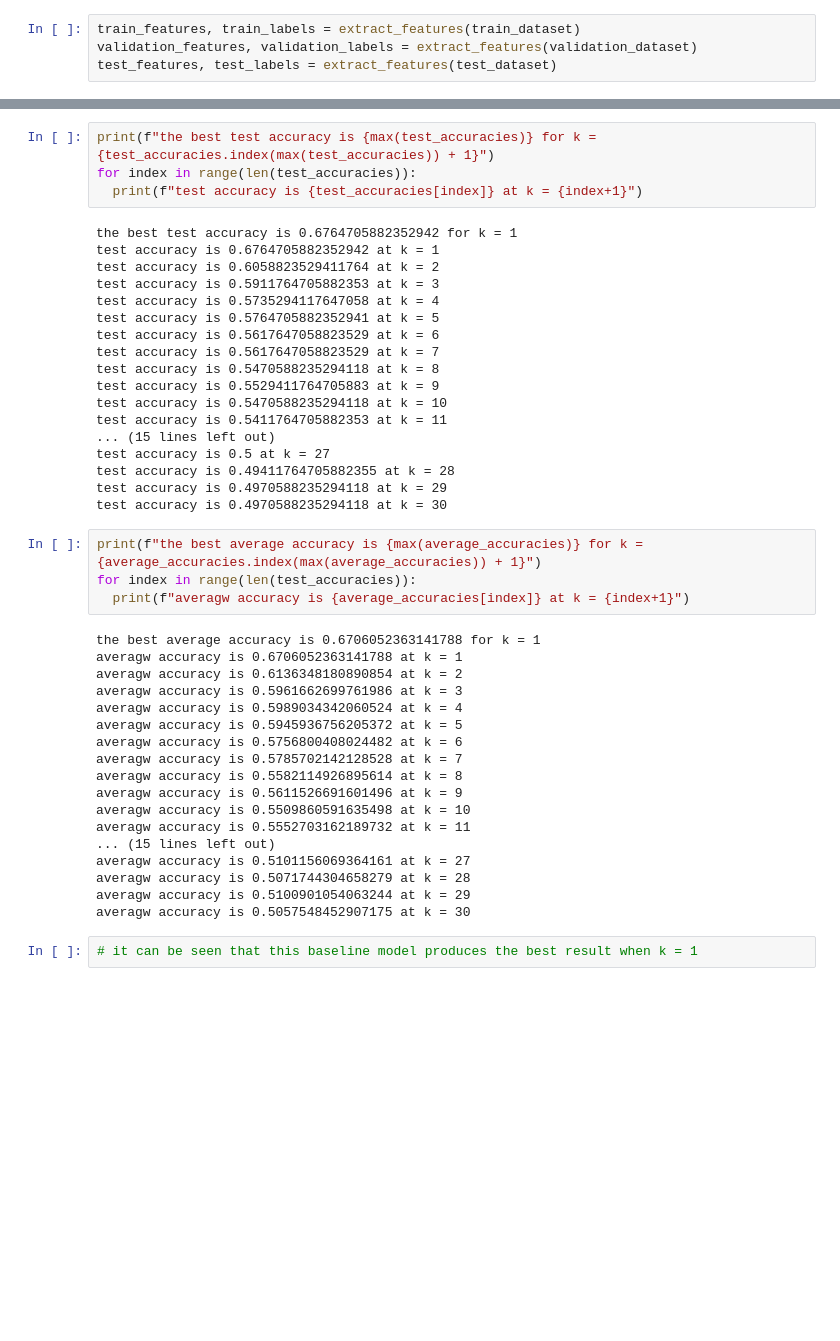
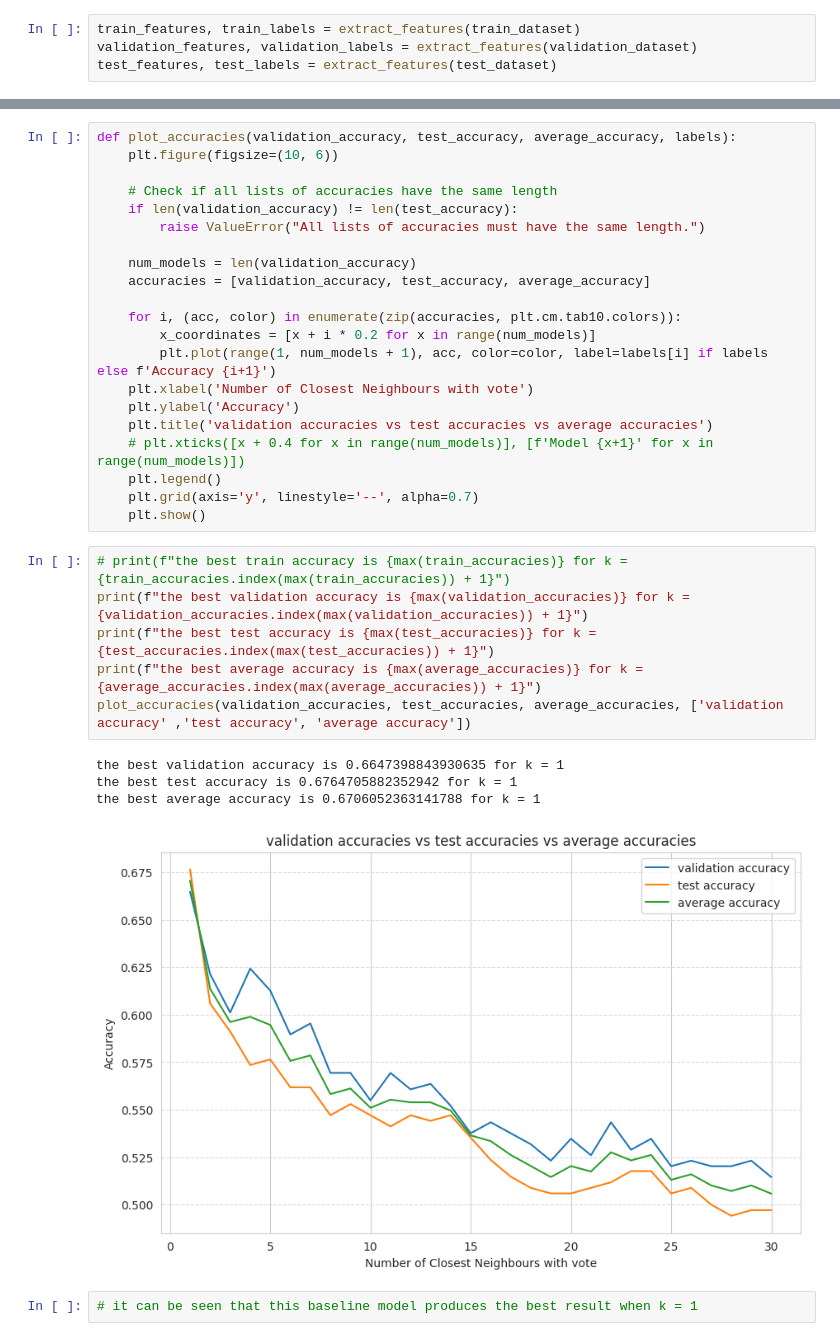
Before and after one commit to MorrisXDS/CircuitSight, a Jupyter notebook: Baseline_Model.ipynb, the cells around one changed output, grey strips where cells are left out. Drawn from its saved outputs; the diff is of its cells as text; blank space fills up the shorter version.

```diff
--- a/Baseline_Model.ipynb
+++ b/Baseline_Model.ipynb
@@ -152,47 +90,35 @@ validation accuracy is 0.5144508670520231 at k = 30
-# %%
-print(f"the best test accuracy is {max(test_accuracies)} for k = {test_accuracies.index(max(test_accuracies)) + 1}")
-for index in range(len(test_accuracies)):
-  print(f"test accuracy is {test_accuracies[index]} at k = {index+1}")
-# %% [output]
-the best test accuracy is 0.6764705882352942 for k = 1
-test accuracy is 0.6764705882352942 at k = 1
-test accuracy is 0.6058823529411764 at k = 2
-test accuracy is 0.5911764705882353 at k = 3
-test accuracy is 0.5735294117647058 at k = 4
-test accuracy is 0.5764705882352941 at k = 5
-test accuracy is 0.5617647058823529 at k = 6
-test accuracy is 0.5617647058823529 at k = 7
-test accuracy is 0.5470588235294118 at k = 8
-test accuracy is 0.5529411764705883 at k = 9
-test accuracy is 0.5470588235294118 at k = 10
-test accuracy is 0.5411764705882353 at k = 11
-... (15 lines left out)
-test accuracy is 0.5 at k = 27
-test accuracy is 0.49411764705882355 at k = 28
-test accuracy is 0.4970588235294118 at k = 29
-test accuracy is 0.4970588235294118 at k = 30
-# %%
-print(f"the best average accuracy is {max(average_accuracies)} for k = {average_accuracies.index(max(average_accuracies)) + 1}")
-for index in range(len(test_accuracies)):
-  print(f"averagw accuracy is {average_accuracies[index]} at k = {index+1}")
-# %% [output]
-the best average accuracy is 0.6706052363141788 for k = 1
-averagw accuracy is 0.6706052363141788 at k = 1
-averagw accuracy is 0.6136348180890854 at k = 2
-averagw accuracy is 0.5961662699761986 at k = 3
-averagw accuracy is 0.5989034342060524 at k = 4
-averagw accuracy is 0.5945936756205372 at k = 5
-averagw accuracy is 0.5756800408024482 at k = 6
-averagw accuracy is 0.5785702142128528 at k = 7
-averagw accuracy is 0.5582114926895614 at k = 8
-averagw accuracy is 0.5611526691601496 at k = 9
-averagw accuracy is 0.5509860591635498 at k = 10
-averagw accuracy is 0.5552703162189732 at k = 11
-... (15 lines left out)
-averagw accuracy is 0.5101156069364161 at k = 27
-averagw accuracy is 0.5071744304658279 at k = 28
-averagw accuracy is 0.5100901054063244 at k = 29
-averagw accuracy is 0.5057548452907175 at k = 30
+# %%
+def plot_accuracies(validation_accuracy, test_accuracy, average_accuracy, labels):
+    plt.figure(figsize=(10, 6))
+
+    # Check if all lists of accuracies have the same length
+    if len(validation_accuracy) != len(test_accuracy):
+        raise ValueError("All lists of accuracies must have the same length.")
+
+    num_models = len(validation_accuracy)
+    accuracies = [validation_accuracy, test_accuracy, average_accuracy]
+
+    for i, (acc, color) in enumerate(zip(accuracies, plt.cm.tab10.colors)):
+        x_coordinates = [x + i * 0.2 for x in range(num_models)]
+        plt.plot(range(1, num_models + 1), acc, color=color, label=labels[i] if labels else f'Accuracy {i+1}')
+    plt.xlabel('Number of Closest Neighbours with vote')
+    plt.ylabel('Accuracy')
+    plt.title('validation accuracies vs test accuracies vs average accuracies')
+    # plt.xticks([x + 0.4 for x in range(num_models)], [f'Model {x+1}' for x in range(num_models)])
+    plt.legend()
+    plt.grid(axis='y', linestyle='--', alpha=0.7)
+    plt.show()
+# %%
+# print(f"the best train accuracy is {max(train_accuracies)} for k = {train_accuracies.index(max(train_accuracies)) + 1}")
+print(f"the best validation accuracy is {max(validation_accuracies)} for k = {validation_accuracies.index(max(validation_accuracies)) + 1}")
+print(f"the best test accuracy is {max(test_accuracies)} for k = {test_accuracies.index(max(test_accuracies)) + 1}")
+print(f"the best average accuracy is {max(average_accuracies)} for k = {average_accuracies.index(max(average_accuracies)) + 1}")
+plot_accuracies(validation_accuracies, test_accuracies, average_accuracies, ['validation accuracy' ,'test accuracy', 'average accuracy'])
+# %% [output]
+the best validation accuracy is 0.6647398843930635 for k = 1
+the best test accuracy is 0.6764705882352942 for k = 1
+the best average accuracy is 0.6706052363141788 for k = 1
+[figure, added]
 # %%
 # it can be seen that this baseline model produces the best result when k = 1
 # %%
```
Also changed, not shown: parts of 14 cells of this notebook.
